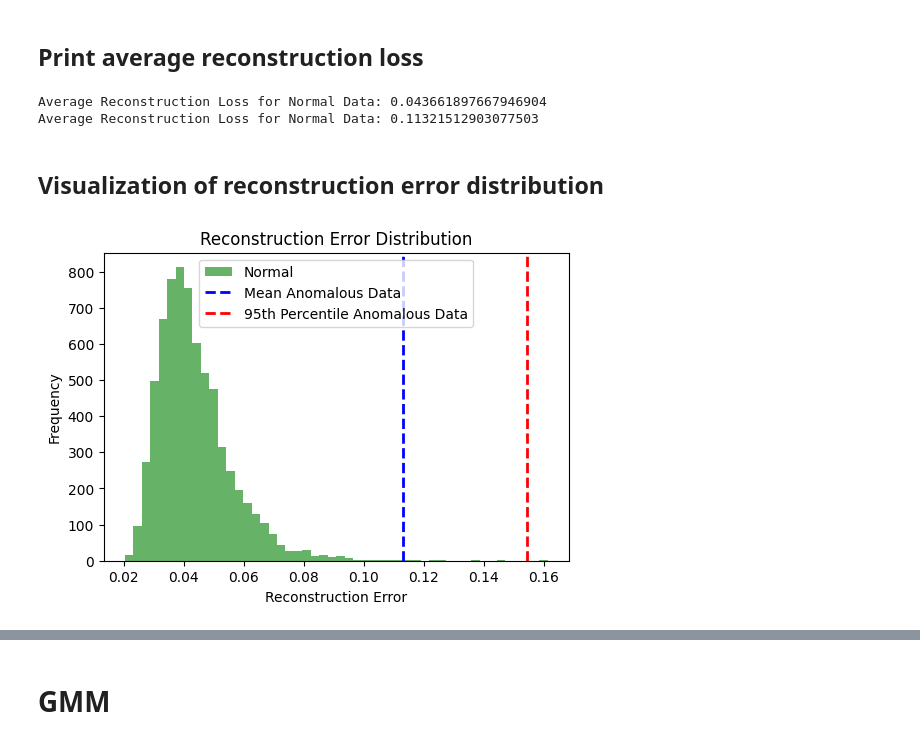
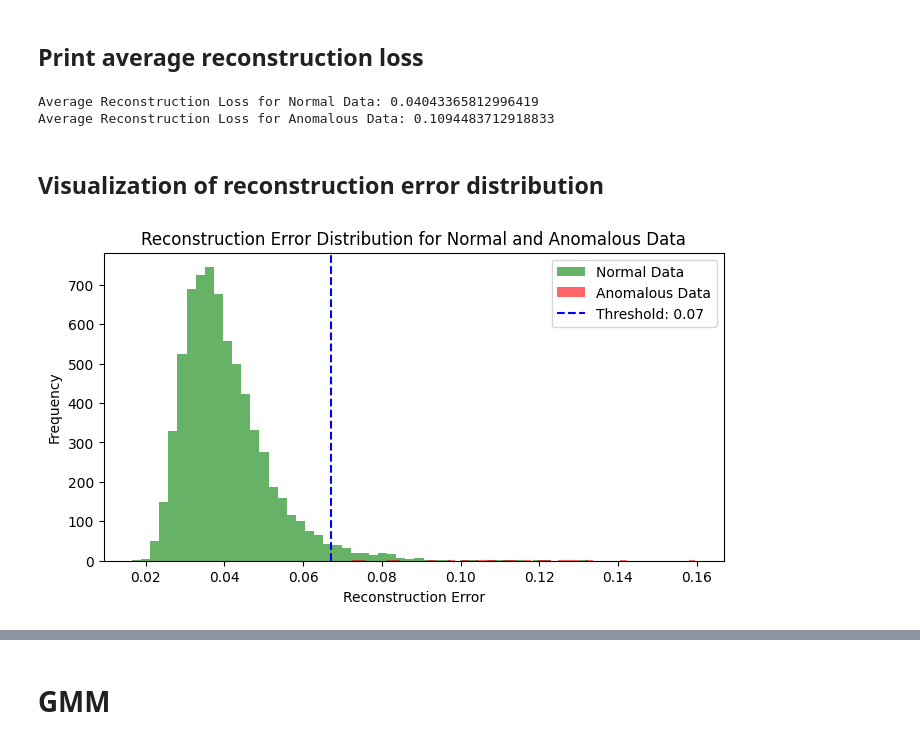
Before and after one commit to mahdiimanzadeh/Anomaly-Detection-MNIST, a Jupyter notebook: Anomaly_Detection_MNIST.ipynb, the cells around one changed output, grey strips where cells are left out. Cells and saved outputs as stored; diff of their text form; code cells hidden in the pictures.

```diff
--- a/Anomaly_Detection_MNIST.ipynb
+++ b/Anomaly_Detection_MNIST.ipynb
@@ -151,24 +179,35 @@ reconstruction_loss_anomalous = calculate_reconstruction_loss(x_test, autoencode
 ## Print average reconstruction loss
 # %%
 print(f"Average Reconstruction Loss for Normal Data: {np.mean(reconstruction_loss_normal)}")
-print(f"Average Reconstruction Loss for Normal Data: {np.mean(reconstruction_loss_anomalous)}")
+print(f"Average Reconstruction Loss for Anomalous Data: {np.mean(reconstruction_loss_anomalous)}")
 # %% [output]
-Average Reconstruction Loss for Normal Data: 0.043661897667946904
-Average Reconstruction Loss for Normal Data: 0.11321512903077503
+Average Reconstruction Loss for Normal Data: 0.04043365812996419
+Average Reconstruction Loss for Anomalous Data: 0.1094483712918833
 # %% [markdown]
 ## Visualization of reconstruction error distribution
+# %%
+import matplotlib.pyplot as plt
+
+# Set threshold (e.g., 95th percentile of normal data errors)
+threshold_autoencoder = np.percentile(reconstruction_loss_normal, 97)
+autoencoder_pred = reconstruction_loss_anomalous> threshold_autoencoder
+
+accuracy_autoencoder, fpr_autoencoder = evaluate_performance(
+    true_labels=np.ones(len(x_test)),  # All test samples are anomalies
+    predictions=autoencoder_pred,
+    normal_data_errors=reconstruction_loss_normal,
+    threshold=threshold_autoencoder
+)
 # %%
-import matplotlib.pyplot as plt
-
-
-plt.figure(figsize=(6, 4))
-plt.hist(reconstruction_loss_normal, bins=50, alpha=0.6, color='g', label='Normal')  # Histogram for normal data
-plt.axvline(x=np.mean(reconstruction_loss_anomalous), color='b', linestyle='dashed', linewidth=2, label='Mean Anomalous Data')
-plt.axvline(x=np.percentile(reconstruction_loss_anomalous, 95), color='r', linestyle='dashed', linewidth=2, label='95th Percentile Anomalous Data')
-plt.title('Reconstruction Error Distribution')
+# Plot the distribution of reconstruction errors
+plt.figure(figsize=(8, 4))
+plt.hist(reconstruction_loss_normal, bins=50, alpha=0.6, color='g', label='Normal Data')
+plt.hist(reconstruction_loss_anomalous, bins=50, alpha=0.6, color='r', label='Anomalous Data')
+plt.axvline(threshold_autoencoder, color='b', linestyle='--', label=f'Threshold: {threshold_autoencoder:.2f}')
 plt.xlabel('Reconstruction Error')
 plt.ylabel('Frequency')
+plt.title('Reconstruction Error Distribution for Normal and Anomalous Data')
 plt.legend()
 plt.show()
 # %% [output]
-[figure, old version]
+[figure, new version]
```
Also changed, not shown: parts of 34 cells of this notebook.
